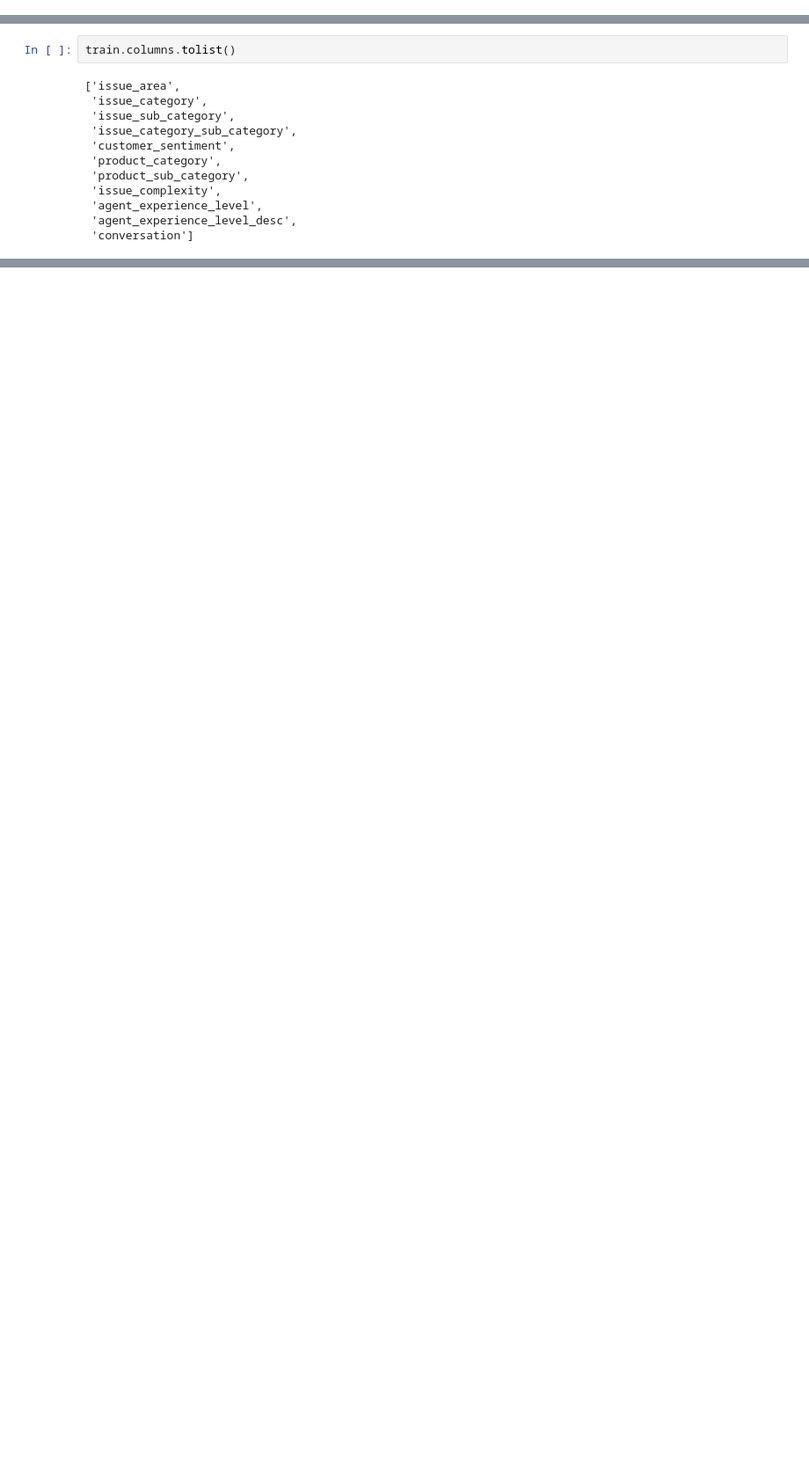
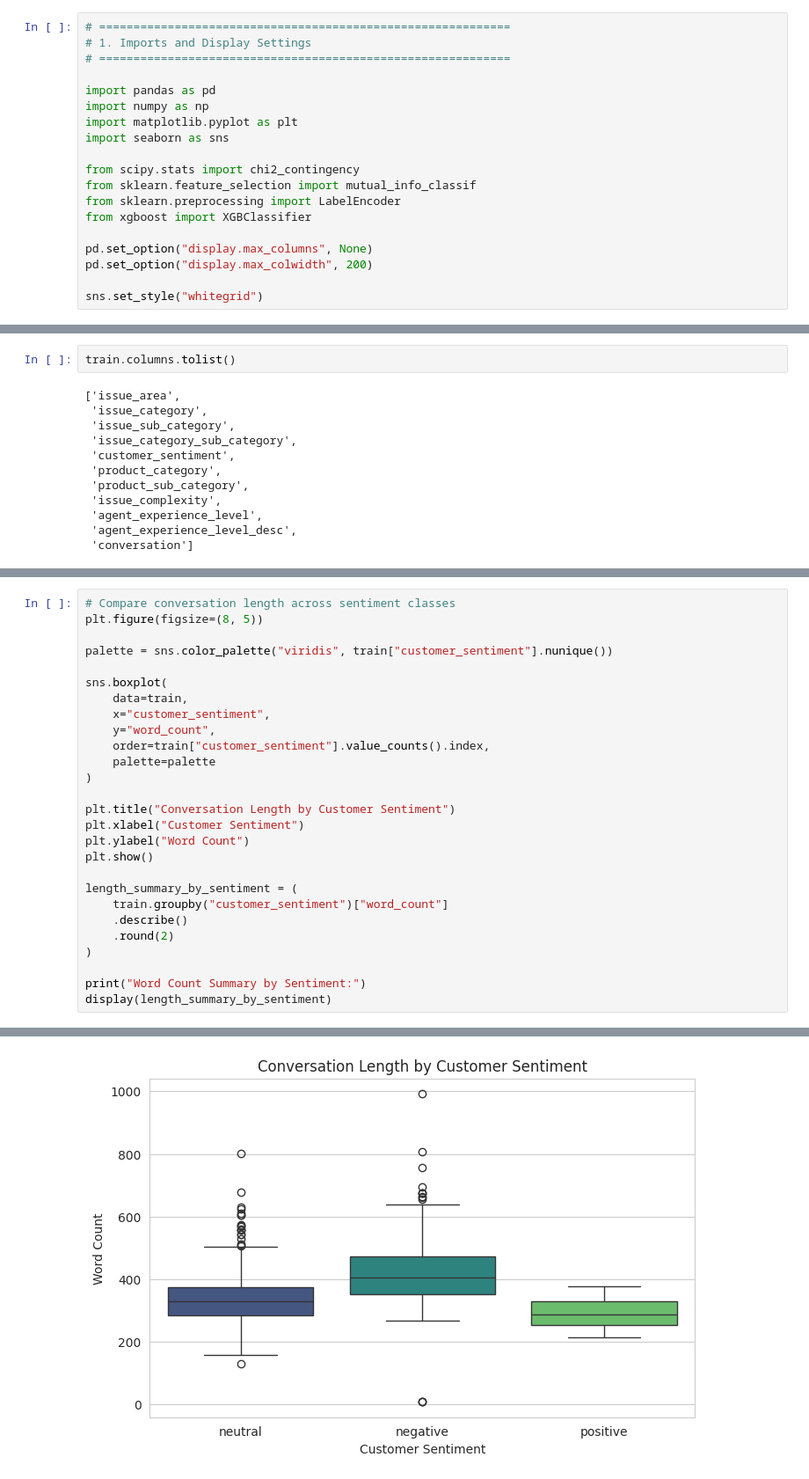
Before and after one commit to sulucay01/DI725-assignment1, a Jupyter notebook: notebooks/01_eda.ipynb, the cells around one changed output, grey strips where cells are left out. Shown at 88% size. Drawn from its saved outputs; the diff is of its cells as text; blank space fills up the shorter version.

Commit message:
Finalize EDA notebook with structured analysis and feature selection insights

```diff
--- a/notebooks/01_eda.ipynb
+++ b/notebooks/01_eda.ipynb
@@ -7 +14,20 @@
+# %%
+# ============================================================
+# 1. Imports and Display Settings
+# ============================================================
+
+import pandas as pd
+import numpy as np
+import matplotlib.pyplot as plt
+import seaborn as sns
+
+from scipy.stats import chi2_contingency
+from sklearn.feature_selection import mutual_info_classif
+from sklearn.preprocessing import LabelEncoder
+from xgboost import XGBClassifier
+
+pd.set_option("display.max_columns", None)
+pd.set_option("display.max_colwidth", 200)
+
+sns.set_style("whitegrid")
 # %%
@@ -861,0 +295,28 @@ Passing `palette` without assigning `hue` is deprecated and will be removed in v
+# %%
+# Compare conversation length across sentiment classes
+plt.figure(figsize=(8, 5))
+
+palette = sns.color_palette("viridis", train["customer_sentiment"].nunique())
+
+sns.boxplot(
+    data=train,
+    x="customer_sentiment",
+    y="word_count",
+    order=train["customer_sentiment"].value_counts().index,
+    palette=palette
+)
+
+plt.title("Conversation Length by Customer Sentiment")
+plt.xlabel("Customer Sentiment")
+plt.ylabel("Word Count")
+plt.show()
+
+length_summary_by_sentiment = (
+    train.groupby("customer_sentiment")["word_count"]
+    .describe()
+    .round(2)
+)
+
+print("Word Count Summary by Sentiment:")
+display(length_summary_by_sentiment)
+# %% [output]
@@ -861,0 +326 @@ Passing `palette` without assigning `hue` is deprecated and will be removed in v
+[figure, added]
```
Also changed, not shown: parts of 86 cells of this notebook.
